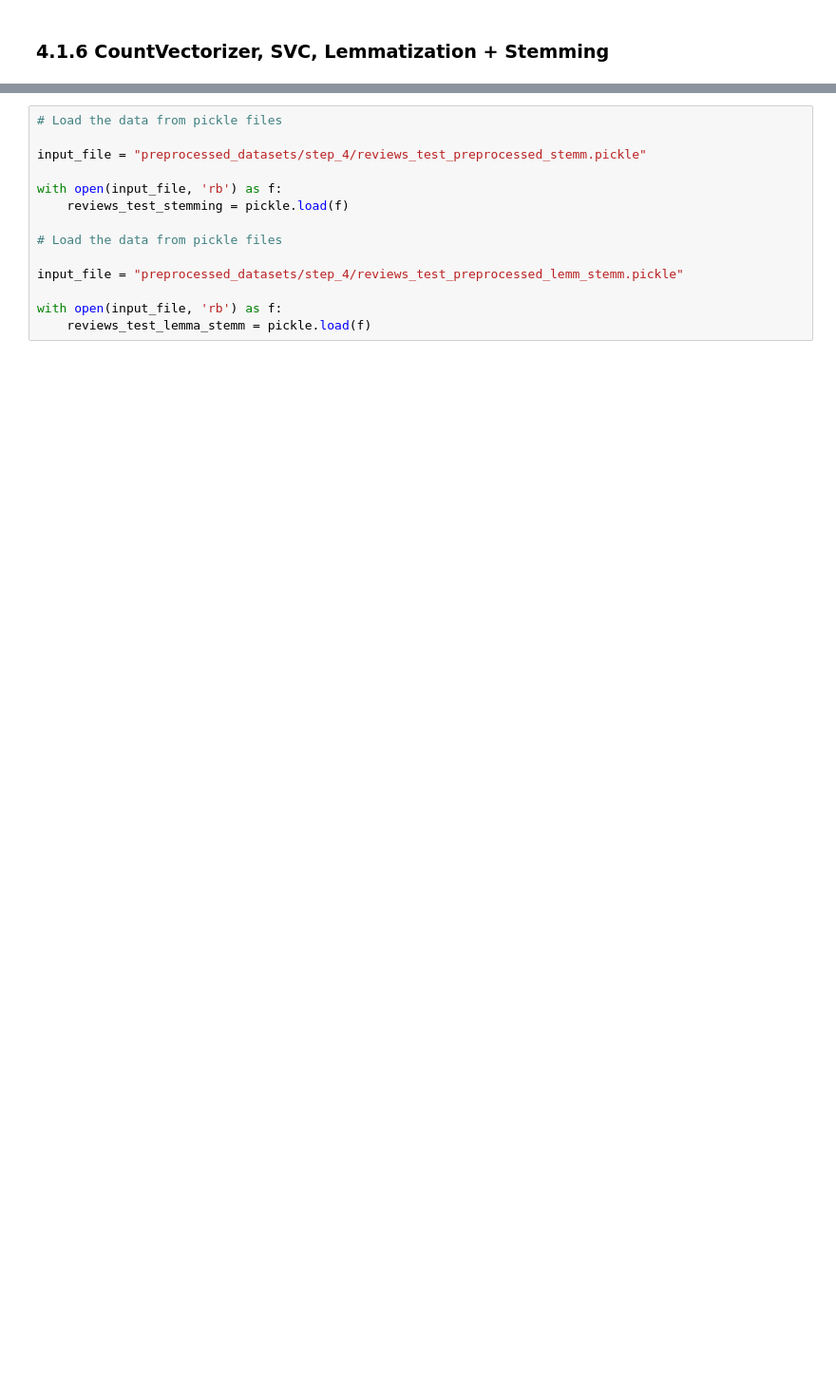
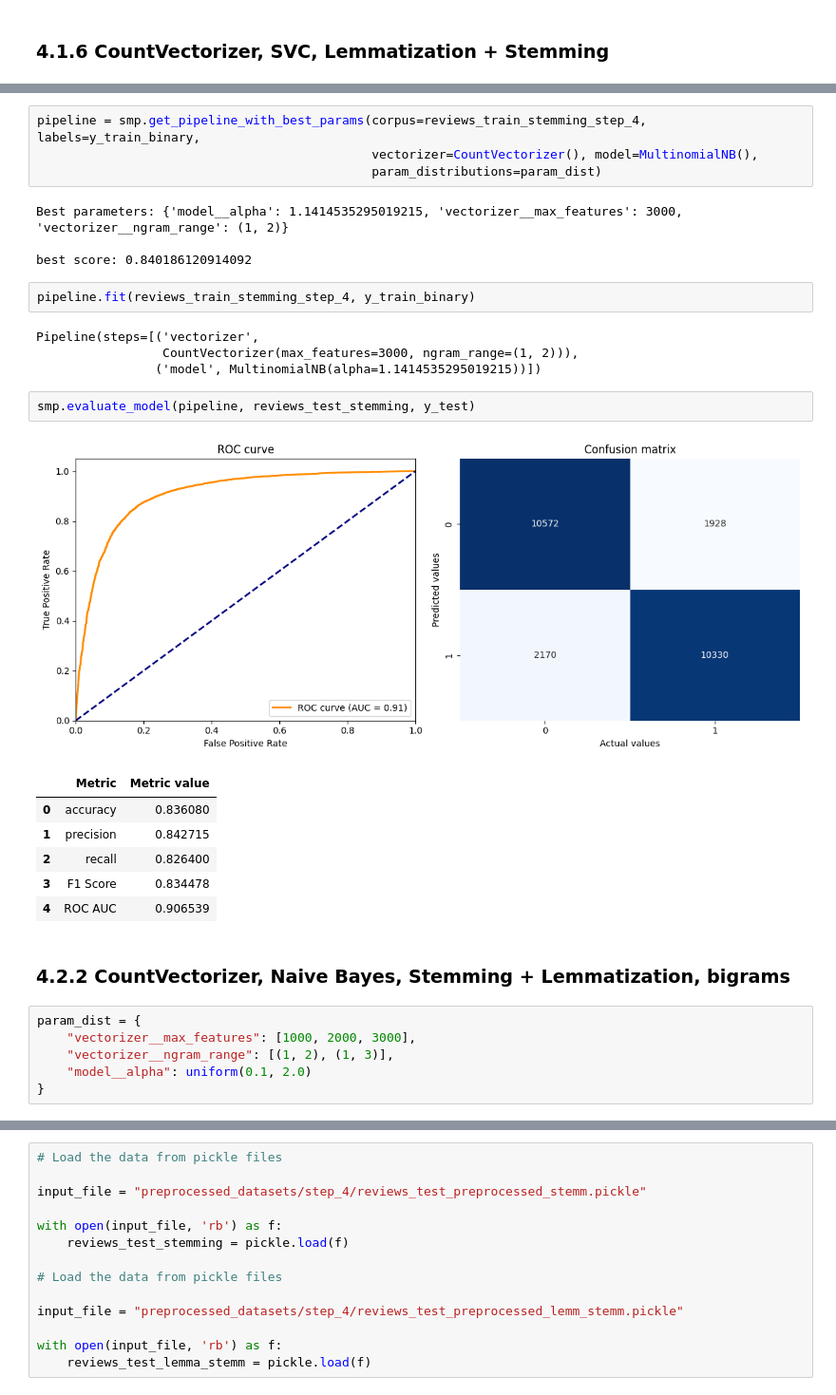
Before and after one commit to KonradKaczmarek79/sentiment_analysis_on_movie_reviews, a Jupyter notebook: Sentiment_analysis_on_movie_reviews_main.ipynb, the cells around one changed output, grey strips where cells are left out. Shown at 95% size. Drawn from its saved outputs; the diff is of its cells as text; blank space fills up the shorter version.

```diff
--- a/Sentiment_analysis_on_movie_reviews_main.ipynb
+++ b/Sentiment_analysis_on_movie_reviews_main.ipynb
@@ -1051,0 +1081,32 @@ smp.evaluate_model(pipeline, reviews_test_lemma_stemm, y_test)
+# %%
+pipeline = smp.get_pipeline_with_best_params(corpus=reviews_train_stemming_step_4, labels=y_train_binary,
+                                             vectorizer=CountVectorizer(), model=MultinomialNB(),
+                                             param_distributions=param_dist)
+# %% [output]
+Best parameters: {'model__alpha': 1.1414535295019215, 'vectorizer__max_features': 3000, 'vectorizer__ngram_range': (1, 2)}
+
+best score: 0.840186120914092
+# %%
+pipeline.fit(reviews_train_stemming_step_4, y_train_binary)
+# %% [output]
+Pipeline(steps=[('vectorizer',
+                 CountVectorizer(max_features=3000, ngram_range=(1, 2))),
+                ('model', MultinomialNB(alpha=1.1414535295019215))])
+# %%
+smp.evaluate_model(pipeline, reviews_test_stemming, y_test)
+# %% [output]
+[figure, added]
+|  | Metric | Metric value |
+| 0 | accuracy | 0.836080 |
+| 1 | precision | 0.842715 |
+| 2 | recall | 0.826400 |
+| 3 | F1 Score | 0.834478 |
+| 4 | ROC AUC | 0.906539 |
+# %% [markdown]
+### 4.2.2 CountVectorizer, Naive Bayes, Stemming + Lemmatization, bigrams
+# %%
+param_dist = {
+    "vectorizer__max_features": [1000, 2000, 3000],
+    "vectorizer__ngram_range": [(1, 2), (1, 3)],
+    "model__alpha": uniform(0.1, 2.0)
+}
```
Also changed, not shown: parts of 63 cells of this notebook, 4 other files.
